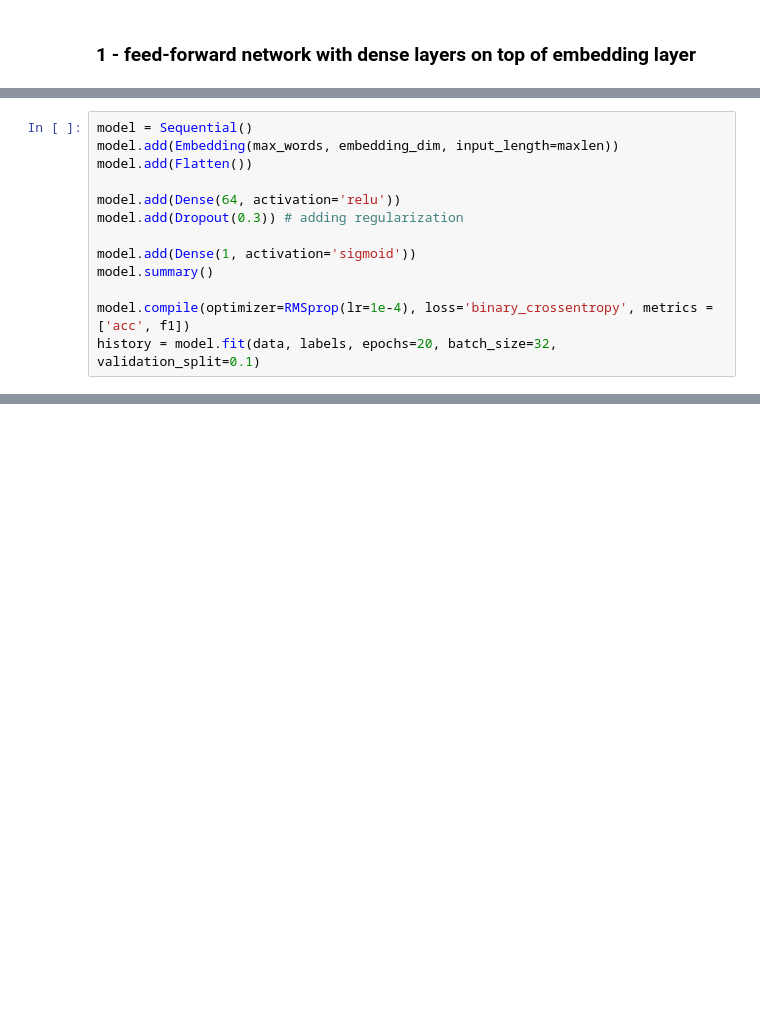
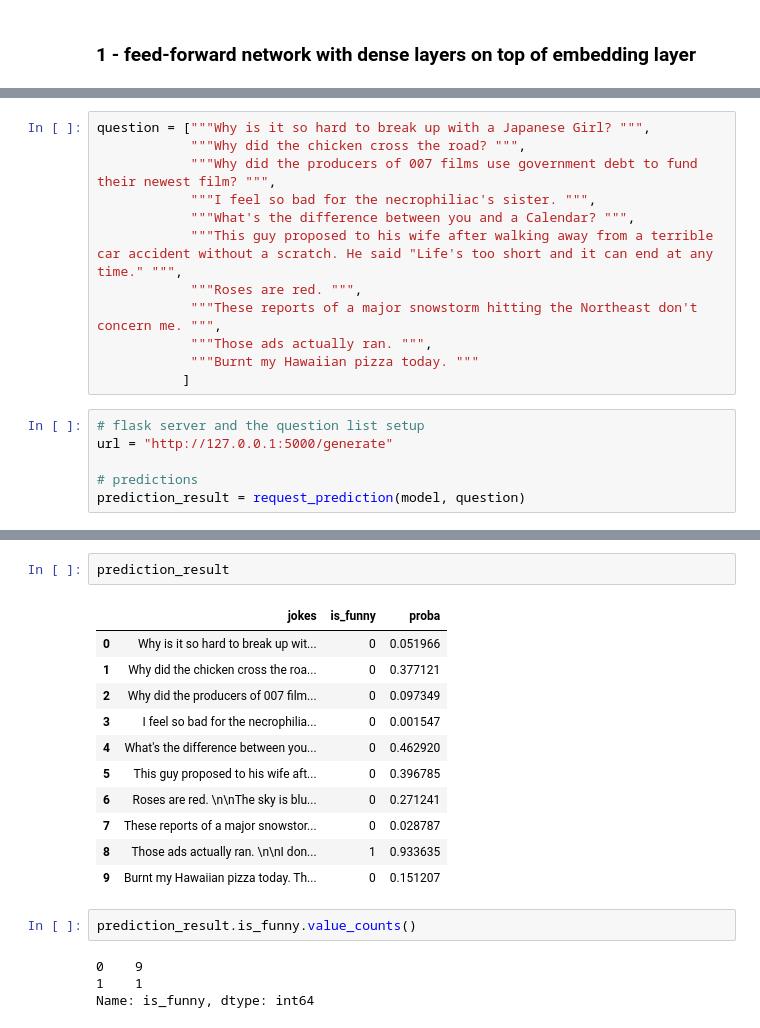
Before and after one commit to NLP-Final-Project-2020/NLP-Final-Project-2020, a Jupyter notebook: Classifier/classifier_jokes.ipynb, the cells around one changed output, grey strips where cells are left out. Drawn from its saved outputs; the diff is of its cells as text; blank space fills up the shorter version.

```diff
--- a/Classifier/classifier_jokes.ipynb
+++ b/Classifier/classifier_jokes.ipynb
@@ -358,13 +364,0 @@ plot_result(history)
-# %%
-model = Sequential()
-model.add(Embedding(max_words, embedding_dim, input_length=maxlen))
-model.add(Flatten())
-
-model.add(Dense(64, activation='relu'))
-model.add(Dropout(0.3)) # adding regularization
-
-model.add(Dense(1, activation='sigmoid'))
-model.summary()
-
-model.compile(optimizer=RMSprop(lr=1e-4), loss='binary_crossentropy', metrics = ['acc', f1])
-history = model.fit(data, labels, epochs=20, batch_size=32, validation_split=0.1)
@@ -394,0 +447,18 @@ plot_result(history)
+# %%
+question = ["""Why is it so hard to break up with a Japanese Girl? """,
+            """Why did the chicken cross the road? """,
+            """Why did the producers of 007 films use government debt to fund their newest film? """,
+            """I feel so bad for the necrophiliac's sister. """,
+            """What's the difference between you and a Calendar? """,
+            """This guy proposed to his wife after walking away from a terrible car accident without a scratch. He said "Life's too short and it can end at any time." """,
+            """Roses are red. """,
+            """These reports of a major snowstorm hitting the Northeast don't concern me. """,
+            """Those ads actually ran. """,
+            """Burnt my Hawaiian pizza today. """
+           ]
+# %%
+# flask server and the question list setup
+url = "http://127.0.0.1:5000/generate"
+
+# predictions
+prediction_result = request_prediction(model, question)
@@ -395 +483,21 @@ plot_result(history)
+# %%
+prediction_result
+# %% [output]
+|  | jokes | is_funny | proba |
+| 0 | Why is it so hard to break up wit... | 0 | 0.051966 |
+| 1 | Why did the chicken cross the roa... | 0 | 0.377121 |
+| 2 | Why did the producers of 007 film... | 0 | 0.097349 |
+| 3 | I feel so bad for the necrophilia... | 0 | 0.001547 |
+| 4 | What's the difference between you... | 0 | 0.462920 |
+| 5 | This guy proposed to his wife aft... | 0 | 0.396785 |
+| 6 | Roses are red. \n\nThe sky is blu... | 0 | 0.271241 |
+| 7 | These reports of a major snowstor... | 0 | 0.028787 |
+| 8 | Those ads actually ran. \n\nI don... | 1 | 0.933635 |
+| 9 | Burnt my Hawaiian pizza today. Th... | 0 | 0.151207 |
+# %%
+prediction_result.is_funny.value_counts()
+# %% [output]
+0    9
+1    1
+Name: is_funny, dtype: int64
 # %%
```
Also changed, not shown: parts of 41 cells of this notebook.
